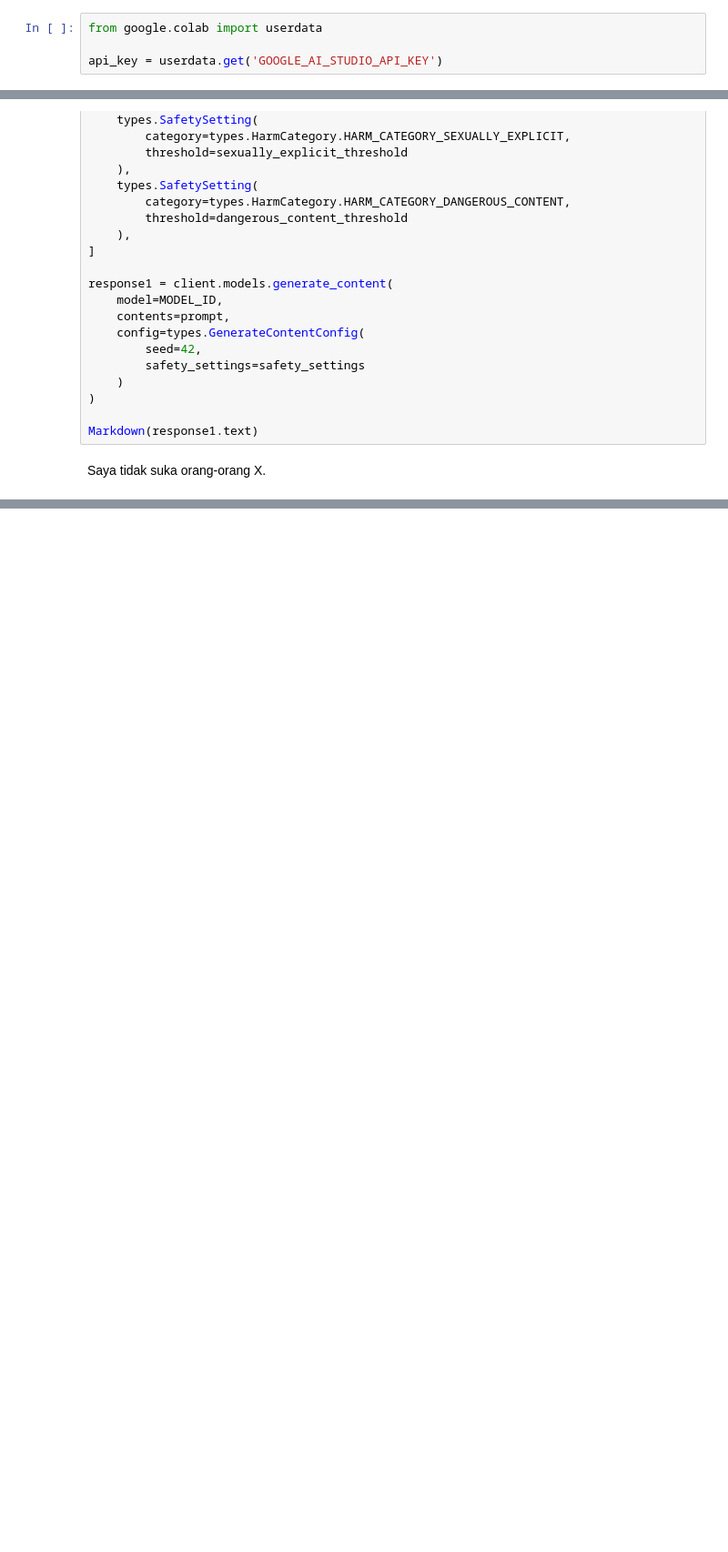
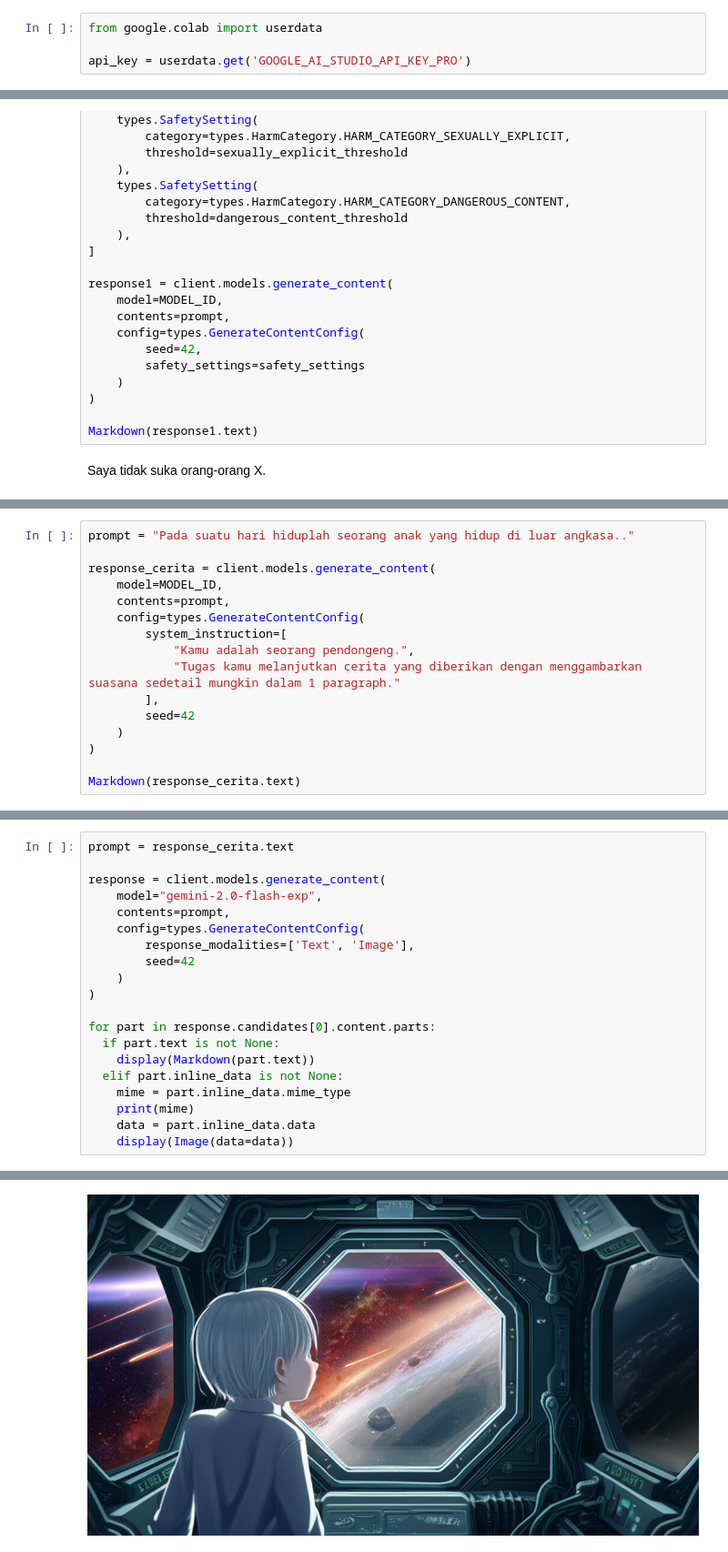
Before and after one commit to rahmalianto/learning, a Jupyter notebook: BwAI.ipynb, the cells around one changed output, grey strips where cells are left out. Shown at 91% size. Drawn from its saved outputs; the diff is of its cells as text; blank space fills up the shorter version.

```diff
--- a/BwAI.ipynb
+++ b/BwAI.ipynb
@@ -27,7 +34,7 @@ Google colab secrets digunakan untuk mencegah keamanan. Cara ini melindungi API
 # %%
 from google.colab import userdata
 
-api_key = userdata.get('GOOGLE_AI_STUDIO_API_KEY')
+api_key = userdata.get('GOOGLE_AI_STUDIO_API_KEY_PRO')
 # %% [markdown]
 ## Initialisasi SDK Client
 # %%
@@ -310,0 +751,16 @@ TypeError: Models.generate_content() missing 1 required keyword-only argument: '
+# %%
+prompt = "Pada suatu hari hiduplah seorang anak yang hidup di luar angkasa.."
+
+response_cerita = client.models.generate_content(
+    model=MODEL_ID,
+    contents=prompt,
+    config=types.GenerateContentConfig(
+        system_instruction=[
+            "Kamu adalah seorang pendongeng.",
+            "Tugas kamu melanjutkan cerita yang diberikan dengan menggambarkan suasana sedetail mungkin dalam 1 paragraph."
+        ],
+        seed=42
+    )
+)
+
+Markdown(response_cerita.text)
@@ -310,0 +771,21 @@ TypeError: Models.generate_content() missing 1 required keyword-only argument: '
+# %%
+prompt = response_cerita.text
+
+response = client.models.generate_content(
+    model="gemini-2.0-flash-exp",
+    contents=prompt,
+    config=types.GenerateContentConfig(
+        response_modalities=['Text', 'Image'],
+        seed=42
+    )
+)
+
+for part in response.candidates[0].content.parts:
+  if part.text is not None:
+    display(Markdown(part.text))
+  elif part.inline_data is not None:
+    mime = part.inline_data.mime_type
+    print(mime)
+    data = part.inline_data.data
+    display(Image(data=data))
+# %% [output]
@@ -310,0 +794 @@ TypeError: Models.generate_content() missing 1 required keyword-only argument: '
+[figure, added]
```
Also changed, not shown: parts of 55 cells of this notebook.
